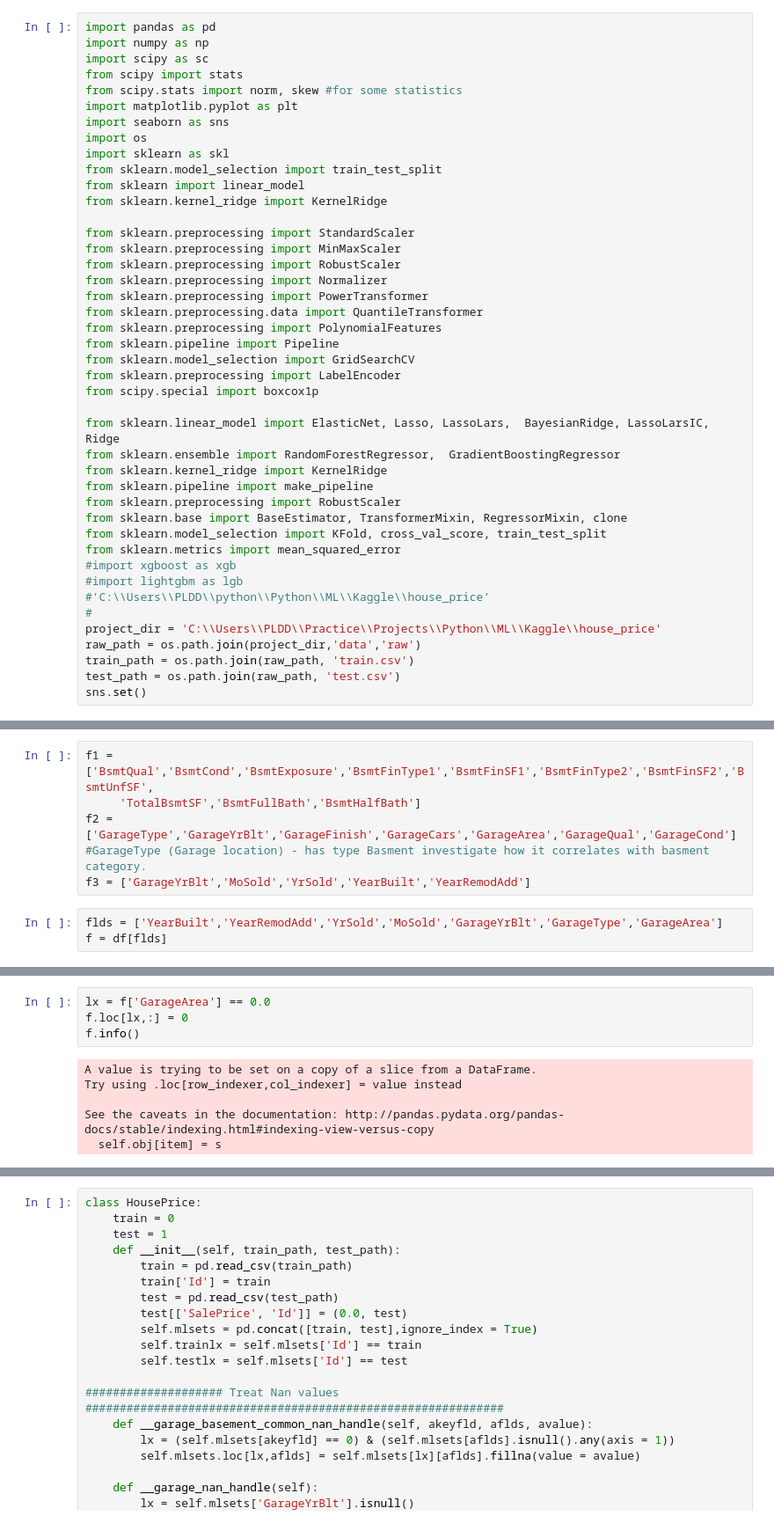
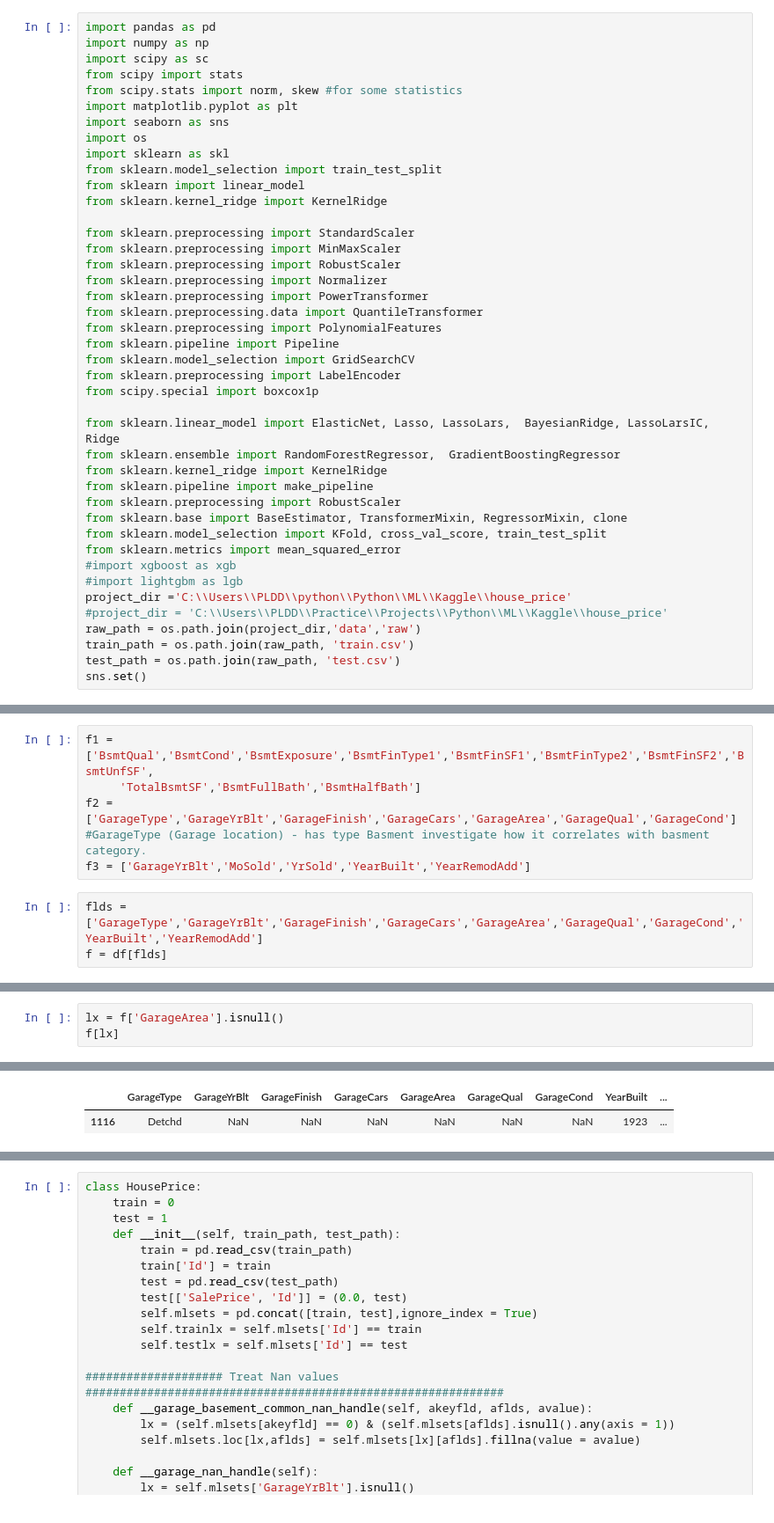
Before and after one commit to ePPilgrim/Python, a Jupyter notebook: ML/Kaggle/house_price/notebooks/preprocessing-Copy1.ipynb, the cells around one changed output, grey strips where cells are left out. Shown at 88% size. Drawn from its saved outputs; the diff is of its cells as text.

```diff
--- a/ML/Kaggle/house_price/notebooks/preprocessing-Copy1.ipynb
+++ b/ML/Kaggle/house_price/notebooks/preprocessing-Copy1.ipynb
@@ -34,9 +34,8 @@ from sklearn.model_selection import KFold, cross_val_score, train_test_split
 from sklearn.metrics import mean_squared_error
 #import xgboost as xgb
 #import lightgbm as lgb
-#'C:\\Users\\PLDD\\python\\Python\\ML\\Kaggle\\house_price'
-#
-project_dir = 'C:\\Users\\PLDD\\Practice\\Projects\\Python\\ML\\Kaggle\\house_price'
+project_dir ='C:\\Users\\PLDD\\python\\Python\\ML\\Kaggle\\house_price'
+#project_dir = 'C:\\Users\\PLDD\\Practice\\Projects\\Python\\ML\\Kaggle\\house_price'
 raw_path = os.path.join(project_dir,'data','raw')
 train_path = os.path.join(raw_path, 'train.csv')
 test_path = os.path.join(raw_path, 'test.csv')
@@ -53,5 +66,5 @@ f2 = ['GarageType','GarageYrBlt','GarageFinish','GarageCars','GarageArea','Garag
 #GarageType (Garage location) - has type Basment investigate how it correlates with basment category.
 f3 = ['GarageYrBlt','MoSold','YrSold','YearBuilt','YearRemodAdd']
 # %%
-flds = ['YearBuilt','YearRemodAdd','YrSold','MoSold','GarageYrBlt','GarageType','GarageArea']
+flds = ['GarageType','GarageYrBlt','GarageFinish','GarageCars','GarageArea','GarageQual','GarageCond','YearBuilt','YearRemodAdd']
 f = df[flds]
@@ -73,10 +71,4 @@ memory usage: 182.4+ KB
 # %%
-lx = f['GarageArea'] == 0.0
-f.loc[lx,:] = 0
-f.info()
+lx = f['GarageArea'].isnull()
+f[lx]
 # %% [output]
-A value is trying to be set on a copy of a slice from a DataFrame.
-Try using .loc[row_indexer,col_indexer] = value instead
-
-See the caveats in the documentation: http://pandas.pydata.org/pandas-docs/stable/indexing.html#indexing-view-versus-copy
-  self.obj[item] = s
@@ -94,0 +75,2 @@ memory usage: 182.4+ KB
+|  | GarageType | GarageYrBlt | GarageFinish | GarageCars | GarageArea | GarageQual | GarageCond | YearBuilt | ... |
+| 1116 | Detchd | NaN | NaN | NaN | NaN | NaN | NaN | 1923 | ... |
```
Also changed, not shown: parts of 21 cells of this notebook.
